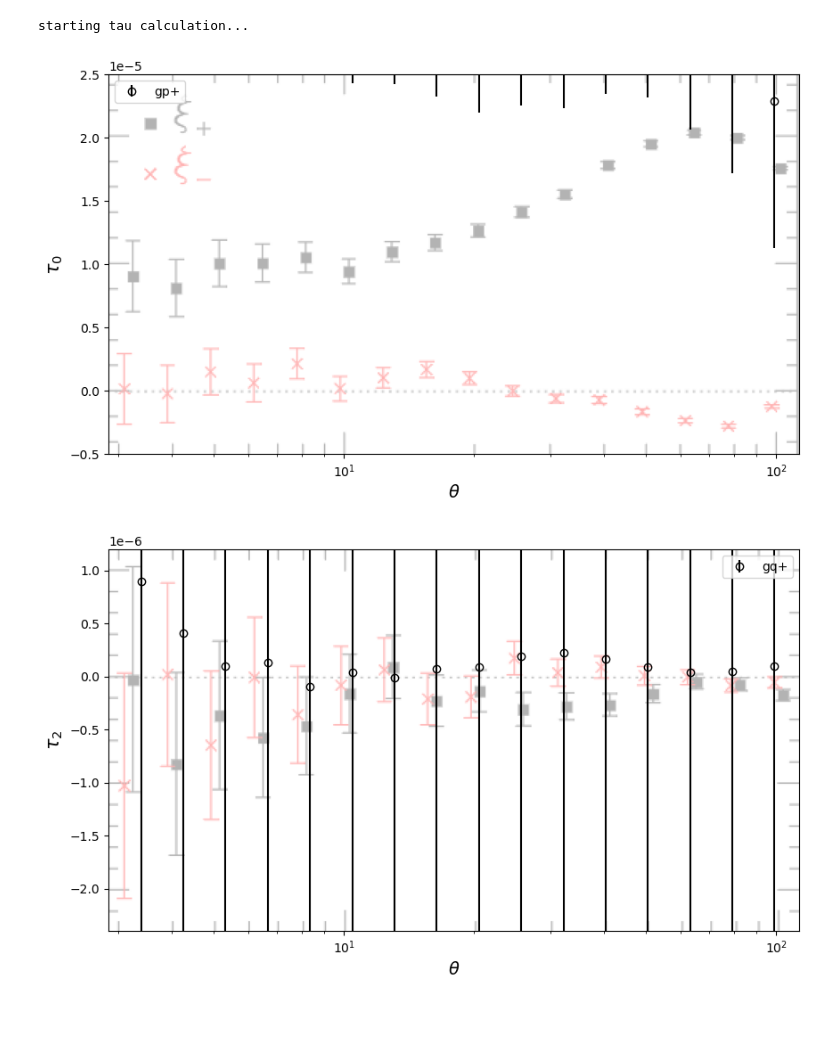
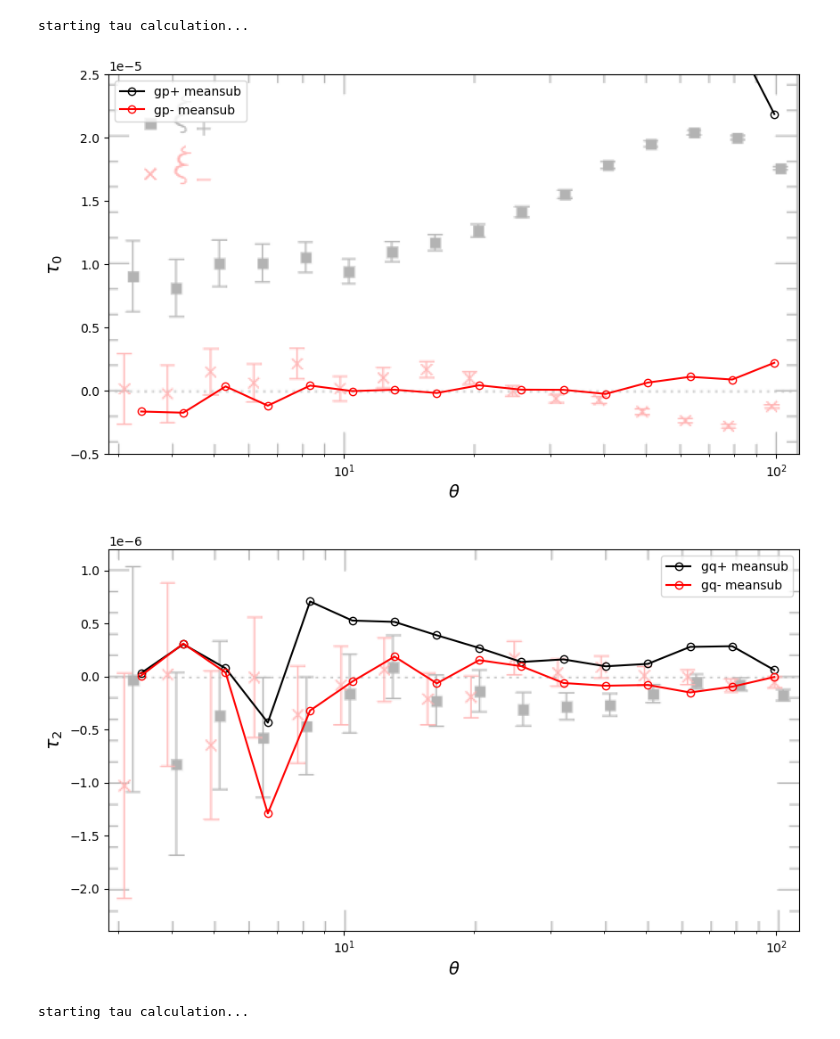
Before and after one commit to LSSTDESC/nulltests_txpipe, a Jupyter notebook: hscy1/TauStatsPaperComparison.ipynb, the cells around one changed output. Saved outputs shown, nothing was run; the diff lists cells and outputs as text; code cells hidden in the pictures.

```diff
--- a/hscy1/TauStatsPaperComparison.ipynb
+++ b/hscy1/TauStatsPaperComparison.ipynb
@@ -74,10 +74,12 @@ ra, dec, e_psf, e_mod, de_psf, T_f = load_stars()
 # %%
-rowe_stats = {}
-rowe_stats[0] = compute_rowe(0, ra, dec, e_mod, e_mod)
-rowe_stats[1] = compute_rowe(1, ra, dec, de_psf, de_psf)
-rowe_stats[2] = compute_rowe(2, ra, dec, e_mod, de_psf)#de_psf, e_mod)
+
+ra, dec, e_psf, e_mod, de_psf, T_f = load_stars(stype='reserved')
+rowe_stats_r = {}
+rowe_stats_r[0] = compute_rowe(0, ra, dec, e_mod, e_mod)
+rowe_stats_r[1] = compute_rowe(1, ra, dec, de_psf, de_psf)
+rowe_stats_r[2] = compute_rowe(2, ra, dec, e_mod, de_psf)#de_psf, e_mod)
 # the below stats are not used for comparison
-#rowe_stats[3] = compute_rowe(3, ra, dec, e_psf * T_f, e_psf * T_f)
-#rowe_stats[4] = compute_rowe(4, ra, dec, de_psf, e_psf * T_f)
-#rowe_stats[5] = compute_rowe(5, ra, dec, e_mod, e_psf * T_f)
+#rowe_stats_r[3] = compute_rowe(3, ra, dec, e_mod * T_f, e_mod * T_f)
+#rowe_stats_r[4] = compute_rowe(4, ra, dec, de_psf, e_mod * T_f)
+#rowe_stats_r[5] = compute_rowe(5, ra, dec, e_mod, e_mod * T_f)
 # %% [output]
@@ -186,14 +187,14 @@ def compute_all_tau(gra, gdec, g, gw, sra, sdec, e_mod, de_psf,meansub=True):
 
     del catg, catp, catq,
     # Estimate covariance using bootstrap. The ordering is xip0,xim0,xip2,xim2
-    cov = treecorr.estimate_multi_cov([corr0,corr2], method="jackknife")
+    #cov = treecorr.estimate_multi_cov([corr0,corr2], method="jackknife")
 
     # For our particular purpose, we only care about xip so can remove the xim elements.
-    nbins = 16
-    idx = [i + j for i in range(nbins, 4*nbins, nbins * 2) for j in range(nbins) if i + j < 4*nbins]
-    cov = np.delete(cov,idx,axis=0)
-    cov = np.delete(cov,idx,axis=1)
-    return corr0.meanr, corr0.xip, corr2.xip, cov
+    #nbins = 16
+    #idx = [i + j for i in range(nbins, 4*nbins, nbins * 2) for j in range(nbins) if i + j < 4*nbins]
+    #cov = np.delete(cov,idx,axis=0)
+    #cov = np.delete(cov,idx,axis=1)
+    return corr0.meanr, corr0.xip, corr0.xim, corr2.xip, corr2.xim,# cov
 # %% [markdown]
 Plotted in comparison to Hamana et. al 2019 figure 19.
 # %%
@@ -201,7 +202,7 @@ gra, gdec, g1, g2, gw = load_galaxies()
 # %%
 g = [g1,g2]
 
-tht, c0, c2, cov = compute_all_tau(gra, gdec, g, gw, ra, dec, e_mod, de_psf)
+tht, c0p, c0m, c2p, c2m = compute_all_tau(gra, gdec, g, gw, ra, dec, e_mod, de_psf)
 # %% [output]
 starting tau calculation...
 # %%
@@ -229,43 +230,50 @@ newax.set_xscale('log')
 #Change formatting of xticks
 newax.xaxis.set_minor_formatter(ticker.FormatStrFormatter('%.1f'))
 nbins=16
-plt.errorbar(tht,c0,np.diag(cov[int(0*nbins):int(1*nbins),int(0*nbins):int(1*nbins)])**0.5,linestyle='None',marker='o',mfc='None',color='black',label='gp+')
+plt.plot(tht,c0p,marker='o',mfc='None',color='black',label='gp+ meansub')
+plt.plot(tht,c0m,marker='o',mfc='None',color='red',label='gp- meansub')
+
 plt.xscale('log')
 plt.ylabel(r'$\tau_0$')
 plt.xlabel(r'$\theta$')
 plt.legend()
 plt.show()
 # %% [output]
-[figure, old version]
+[figure, new version]
 # %%
 
 #set first axes
 import matplotlib.ticker as ticker
 
 fig = plt.figure(figsize=(10,10))
 img = plt.imread("Hamana2019/Xi_gq.png")
 
 ax = fig.add_subplot(1,1,1)
 ax.imshow(img,  aspect='equal',alpha=0.3)
 plt.axis('off')
 
 #create second axes
 newax = fig.add_axes(ax.get_position(), frameon=True)
 newax.patch.set_alpha(0.0)
 newax.set_xlim((2.85,113))
 
 newax.set_ylim((-2.4e-6,1.2e-6))
 newax.set_xlabel(r'$\theta\ [{\rm arcmin}]$',size=14)
 newax.set_ylabel(r'$\tau_{0+}$',size=15)
 newax.set_xscale('log')
 #Change formatting of xticks
 newax.xaxis.set_minor_formatter(ticker.FormatStrFormatter('%.1f'))
 nbins=16
-plt.errorbar(tht,c2,np.diag(cov[int(0*nbins):int(1*nbins),int(0*nbins):int(1*nbins)])**0.5,linestyle='None',marker='o',mfc='None',color='black',label='gq+')
+plt.plot(tht,c2p,marker='o',mfc='None',color='black',label='gq+ meansub')
+plt.plot(tht,c2m,marker='o',mfc='None',color='red',label='gq- meansub')
 plt.xscale('log')
 plt.ylabel(r'$\tau_2$')
 plt.xlabel(r'$\theta$')
 plt.legend()
 plt.show()
 # %% [output]
-[figure, old version]
+[figure, new version]
+# %%
+tht_, c0p_, c0m_, c2p_, c2m_ = compute_all_tau(gra, gdec, g, gw, ra, dec, e_mod, de_psf,meansub=False)
+# %% [output]
+starting tau calculation...
```
Also changed, not shown: parts of 9 cells of this notebook.
